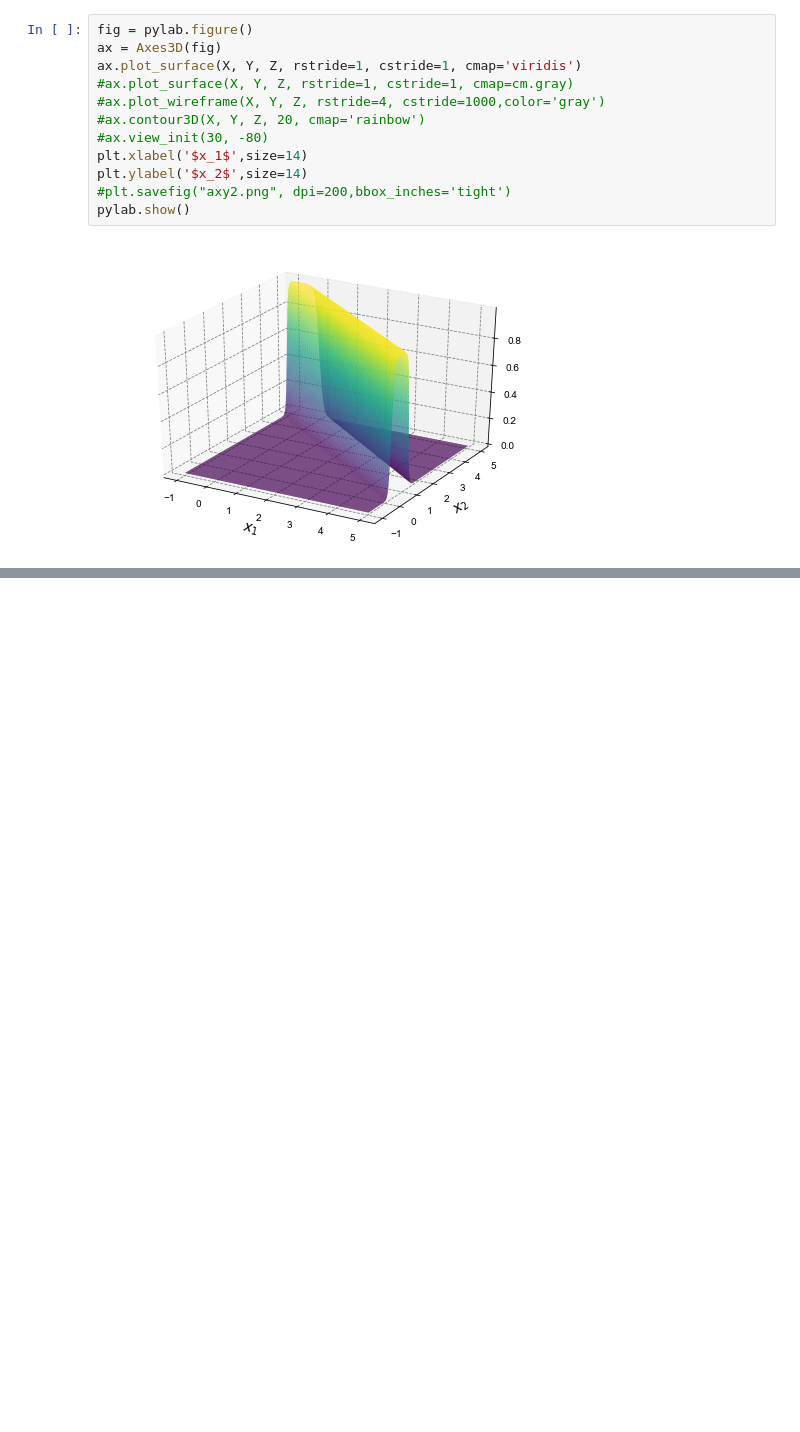
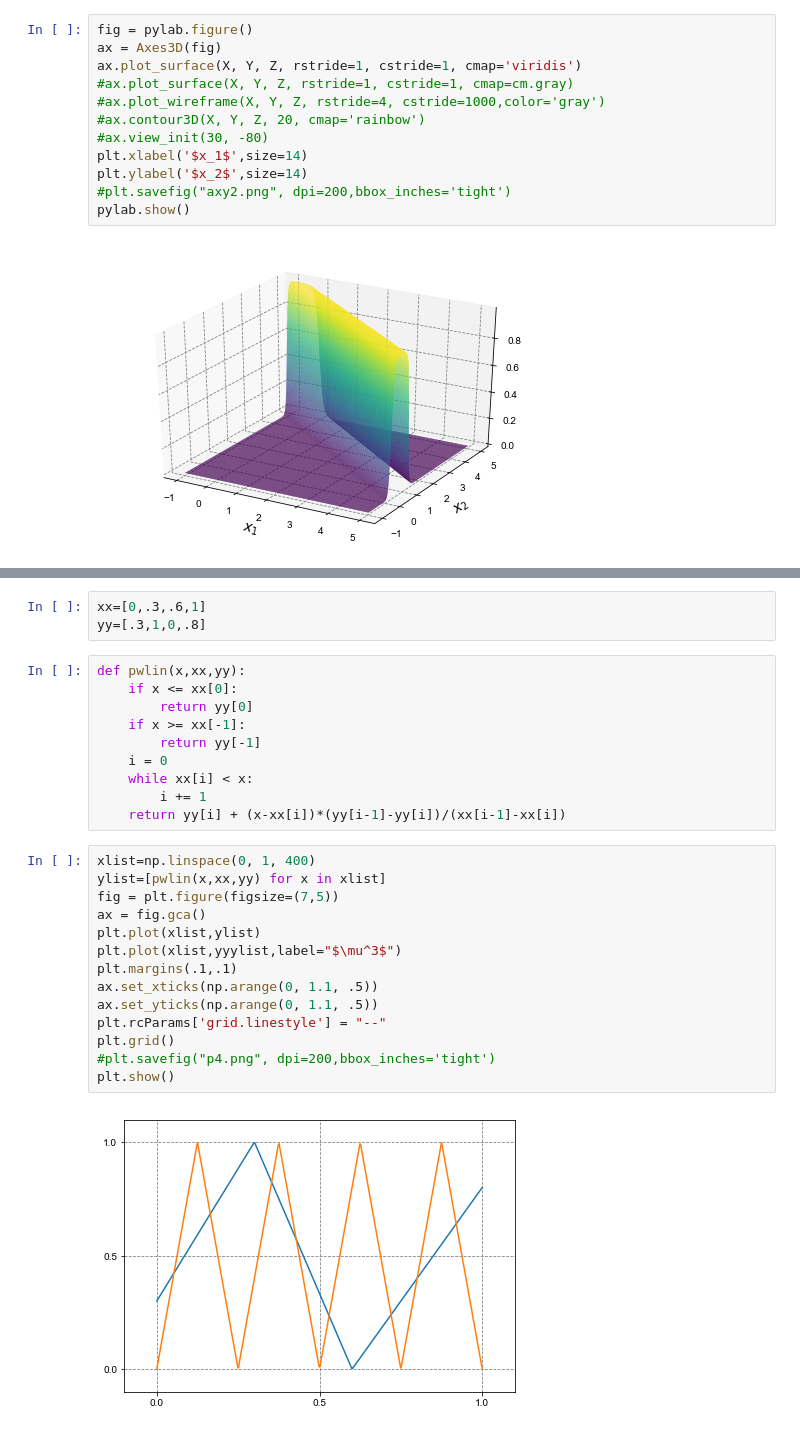
Before and after one commit to Legrandj/power, a Jupyter notebook: nn1.ipynb, the cells around one changed output, grey strips where cells are left out. Drawn from its saved outputs; the diff is of its cells as text; blank space fills up the shorter version.

```diff
--- a/nn1.ipynb
+++ b/nn1.ipynb
@@ -339,0 +403,29 @@ pylab.show()
+# %%
+xx=[0,.3,.6,1]
+yy=[.3,1,0,.8]
+# %%
+def pwlin(x,xx,yy):
+    if x <= xx[0]:
+        return yy[0]
+    if x >= xx[-1]:
+        return yy[-1]
+    i = 0
+    while xx[i] < x:
+        i += 1
+    return yy[i] + (x-xx[i])*(yy[i-1]-yy[i])/(xx[i-1]-xx[i])
+# %%
+xlist=np.linspace(0, 1, 400)
+ylist=[pwlin(x,xx,yy) for x in xlist]
+fig = plt.figure(figsize=(7,5))
+ax = fig.gca()
+plt.plot(xlist,ylist)
+plt.plot(xlist,yyylist,label="$\mu^3$")
+plt.margins(.1,.1)
+ax.set_xticks(np.arange(0, 1.1, .5))
+ax.set_yticks(np.arange(0, 1.1, .5))
+plt.rcParams['grid.linestyle'] = "--"
+plt.grid()
+#plt.savefig("p4.png", dpi=200,bbox_inches='tight')
+plt.show()
+# %% [output]
+[figure, added]
```
Also changed, not shown: parts of 8 cells of this notebook.
